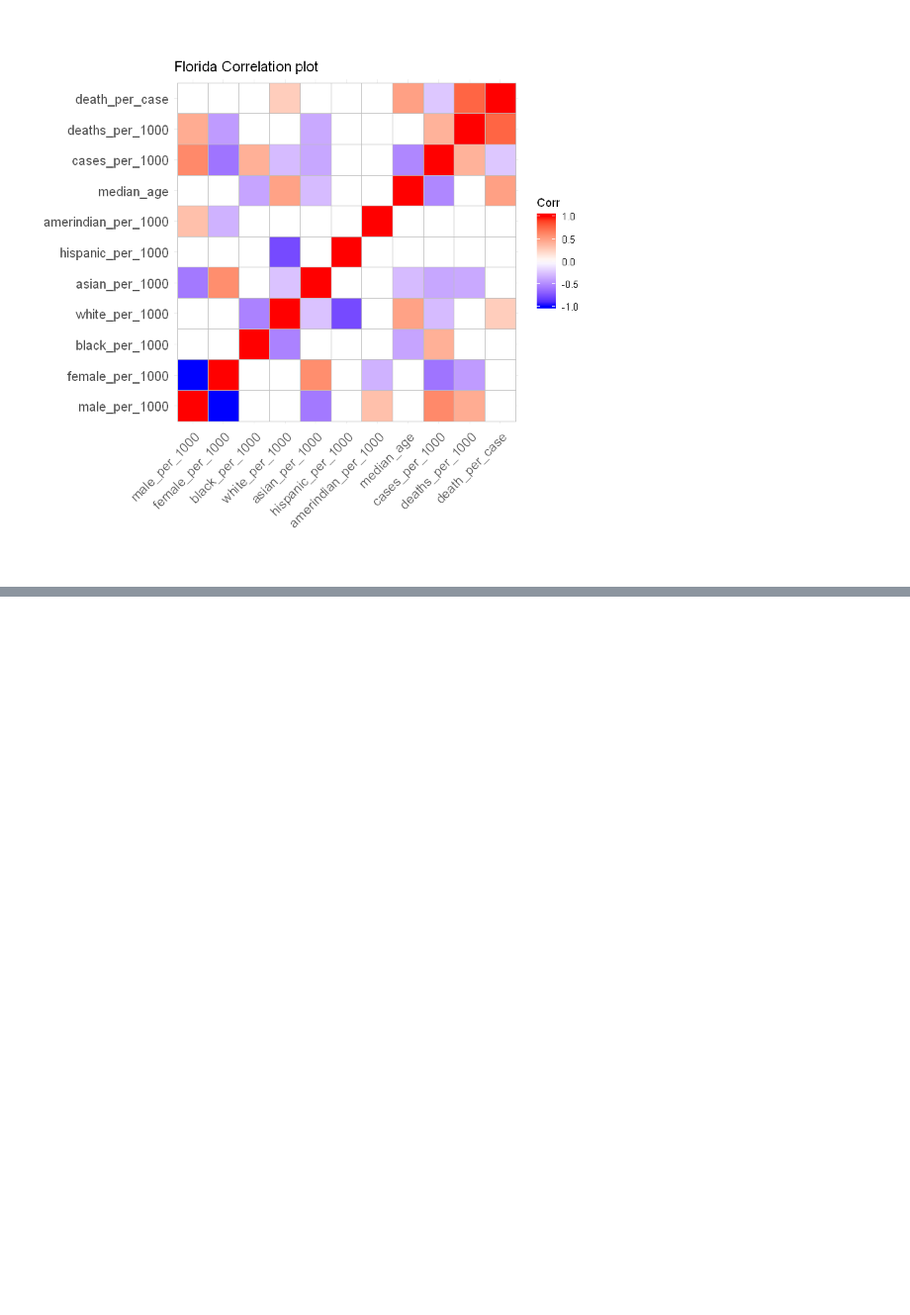
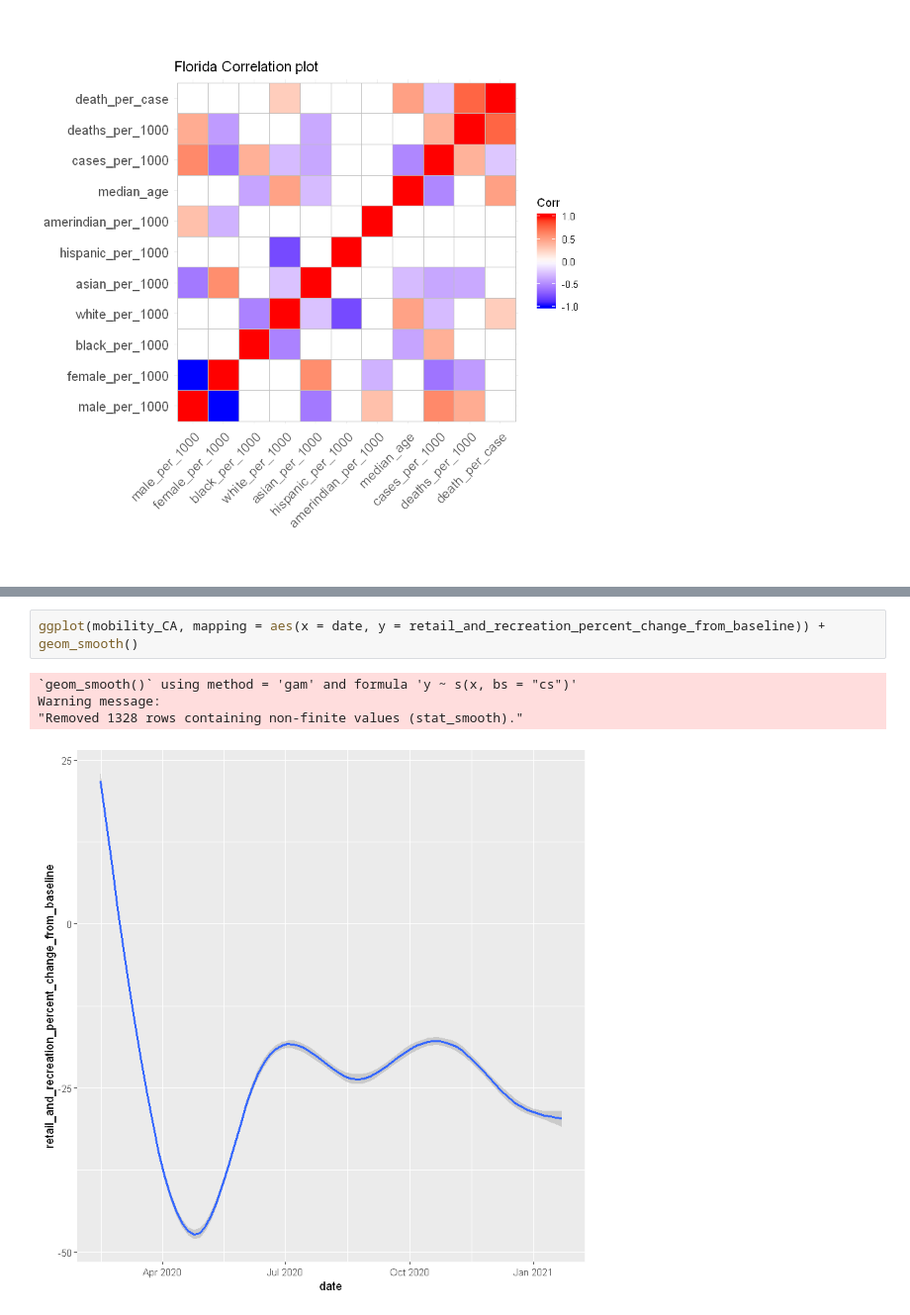
Before and after one commit to hlambson/CS7331, a Jupyter notebook: Project 1/Project 1.ipynb, the cells around one changed output, grey strips where cells are left out. Shown at 99% size. Saved outputs shown, nothing was run; the diff lists cells and outputs as text; blank space fills up the shorter version.

```diff
--- a/Project 1/Project 1.ipynb
+++ b/Project 1/Project 1.ipynb
@@ -402,0 +438,7 @@ labs(title = "California Correlation plot")
+# %%
+ggplot(mobility_CA, mapping = aes(x = date, y = retail_and_recreation_percent_change_from_baseline)) + geom_smooth()
+# %% [output]
+`geom_smooth()` using method = 'gam' and formula 'y ~ s(x, bs = "cs")'
+Warning message:
+"Removed 1328 rows containing non-finite values (stat_smooth)."
+[figure, added]
```
Also changed, not shown: parts of 7 cells of this notebook.
